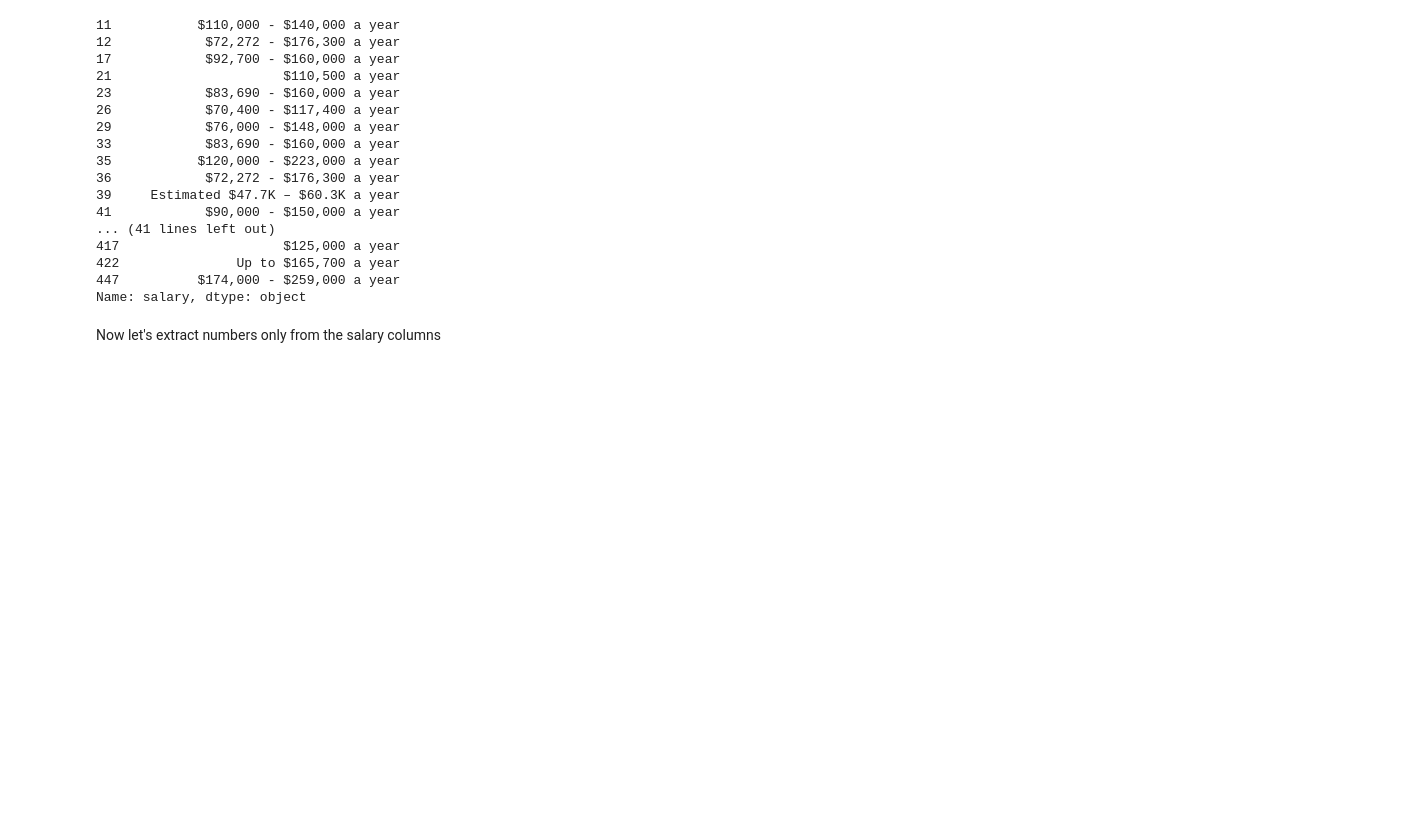
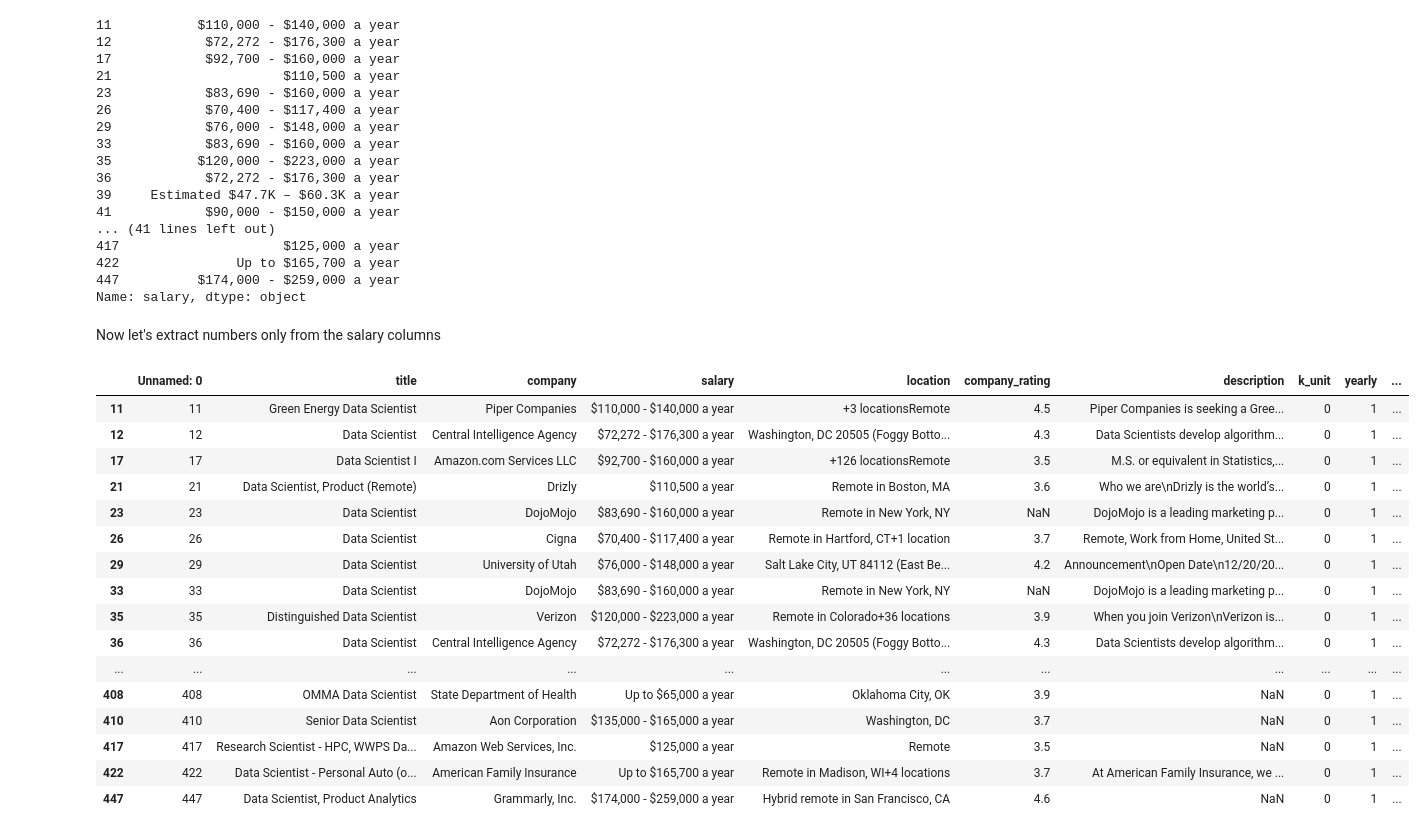
Before and after one commit to gihonglee/Indeed_web_scrapping, a Jupyter notebook: data_cleaning.ipynb, the cells around one changed output. Cells and saved outputs as stored; diff of their text form; code cells hidden in the pictures; blank space fills up the shorter version.

Commit message:
data analysis getting done. data cleaning for salary done

```diff
--- a/data_cleaning.ipynb
+++ b/data_cleaning.ipynb
@@ -71,14 +71,38 @@ def str_contains_n(str):
             word_list.append(word)
     result = '-'.join(word_list)
     return result
-# %%
-salary = salary.apply(lambda x: str_contains_n(x) if isinstance(x, str) else None)
-salary = salary.apply(lambda x: x.lower().replace("$","") if x != None else None)
-salary = salary.apply(lambda x: x.lower().replace("a year","") if x != None else None)
-salary = salary.apply(lambda x: x.lower().replace("Estimated","") if x != None else None)
-k_unit = salary.apply(lambda x: True if "k" in x!= None and x.lower() else False)
-min = salary.apply(lambda x: x.lower().replace("$","").replace("k","") if x != None else None)
-max =
-
-# minus_kd = salary.apply(lambda x: x.remove('K').remove('$'))
-# min_hr = minus_kd.apply(lambda x: x.lower().replace('per hour','').replace('employer provided salary:',''))
+# %%
+df['k_unit'] = df['salary'].apply(lambda x: 1 if isinstance(x, str) and 'k' in x.lower() else 0)
+df['yearly'] = df['salary'].apply(lambda x: 1 if isinstance(x, str) and 'a year' in x.lower() else 0)
+df['monthly'] = df['salary'].apply(lambda x: 1 if isinstance(x, str) and 'a month' in x.lower() else 0)
+df['hourly'] = df['salary'].apply(lambda x: 1 if isinstance(x, str) and 'an hour' in x.lower() else 0)
+
+salary = salary.apply(lambda x: str_contains_n(x) if isinstance(x, str) else None)
+salary = salary.apply(lambda x: x.lower().replace("$","").replace("k","").replace(",","") if x != None else None)
+salary = salary.apply(lambda x: x if isinstance(x,str) else 0)
+
+df['salary_edit'] = salary
+
+df['min_salary'] = salary.apply(lambda x: float(x.split('-')[0]) if isinstance(x,str) else 0)
+df['max_salary'] = salary.apply(lambda x: float(x.split('-')[1]) if isinstance(x,str) and len(x.split('-')) >1 else(float(x.split('-')[0]) if isinstance(x,str) else 0))
+df['avg_salary'] = (df['min_salary'] + df['max_salary'])/2
+
+df[df['salary_edit'] != 0]
+# %% [output]
+|  | Unnamed: 0 | title | company | salary | location | company_rating | description | k_unit | yearly | ... |
+| 11 | 11 | Green Energy Data Scientist | Piper Companies | $110,000 - $140,000 a year | +3 locationsRemote | 4.5 | Piper Companies is seeking a Gree... | 0 | 1 | ... |
+| 12 | 12 | Data Scientist | Central Intelligence Agency | $72,272 - $176,300 a year | Washington, DC 20505 (Foggy Botto... | 4.3 | Data Scientists develop algorithm... | 0 | 1 | ... |
+| 17 | 17 | Data Scientist I | Amazon.com Services LLC | $92,700 - $160,000 a year | +126 locationsRemote | 3.5 | M.S. or equivalent in Statistics,... | 0 | 1 | ... |
+| 21 | 21 | Data Scientist, Product (Remote) | Drizly | $110,500 a year | Remote in Boston, MA | 3.6 | Who we are\nDrizly is the world’s... | 0 | 1 | ... |
+| 23 | 23 | Data Scientist | DojoMojo | $83,690 - $160,000 a year | Remote in New York, NY | NaN | DojoMojo is a leading marketing p... | 0 | 1 | ... |
+| 26 | 26 | Data Scientist | Cigna | $70,400 - $117,400 a year | Remote in Hartford, CT+1 location | 3.7 | Remote, Work from Home, United St... | 0 | 1 | ... |
+| 29 | 29 | Data Scientist | University of Utah | $76,000 - $148,000 a year | Salt Lake City, UT 84112 (East Be... | 4.2 | Announcement\nOpen Date\n12/20/20... | 0 | 1 | ... |
+| 33 | 33 | Data Scientist | DojoMojo | $83,690 - $160,000 a year | Remote in New York, NY | NaN | DojoMojo is a leading marketing p... | 0 | 1 | ... |
+| 35 | 35 | Distinguished Data Scientist | Verizon | $120,000 - $223,000 a year | Remote in Colorado+36 locations | 3.9 | When you join Verizon\nVerizon is... | 0 | 1 | ... |
+| 36 | 36 | Data Scientist | Central Intelligence Agency | $72,272 - $176,300 a year | Washington, DC 20505 (Foggy Botto... | 4.3 | Data Scientists develop algorithm... | 0 | 1 | ... |
+| ... | ... | ... | ... | ... | ... | ... | ... | ... | ... | ... |
+| 408 | 408 | OMMA Data Scientist | State Department of Health | Up to $65,000 a year | Oklahoma City, OK | 3.9 | NaN | 0 | 1 | ... |
+| 410 | 410 | Senior Data Scientist | Aon Corporation | $135,000 - $165,000 a year | Washington, DC | 3.7 | NaN | 0 | 1 | ... |
+| 417 | 417 | Research Scientist - HPC, WWPS Da... | Amazon Web Services, Inc. | $125,000 a year | Remote | 3.5 | NaN | 0 | 1 | ... |
+| 422 | 422 | Data Scientist - Personal Auto (o... | American Family Insurance | Up to $165,700 a year | Remote in Madison, WI+4 locations | 3.7 | At American Family Insurance, we ... | 0 | 1 | ... |
+| 447 | 447 | Data Scientist, Product Analytics | Grammarly, Inc. | $174,000 - $259,000 a year | Hybrid remote in San Francisco, CA | 4.6 | NaN | 0 | 1 | ... |
```
Also changed, not shown: 3 other files.
